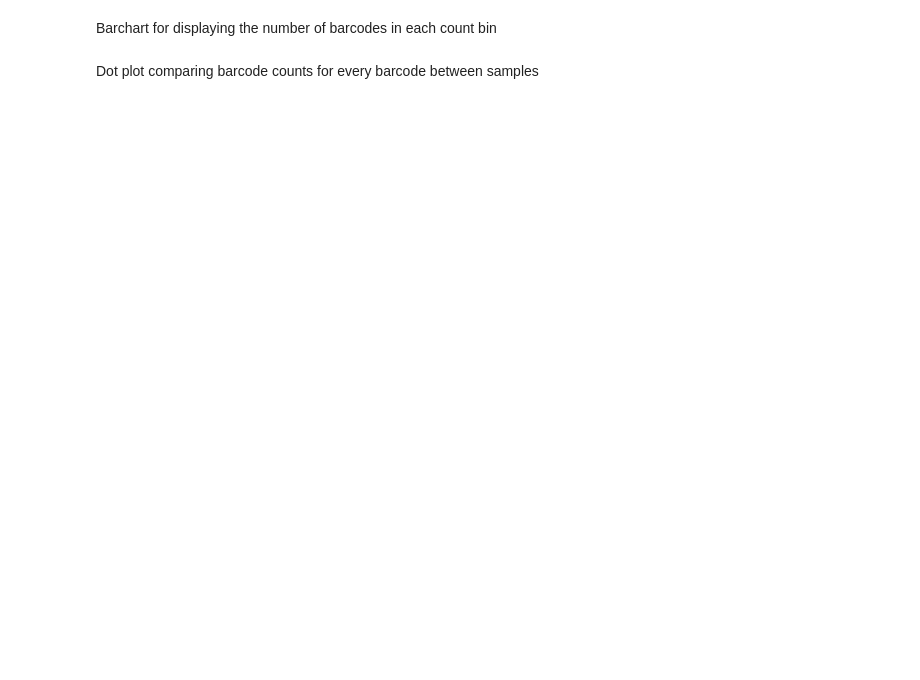
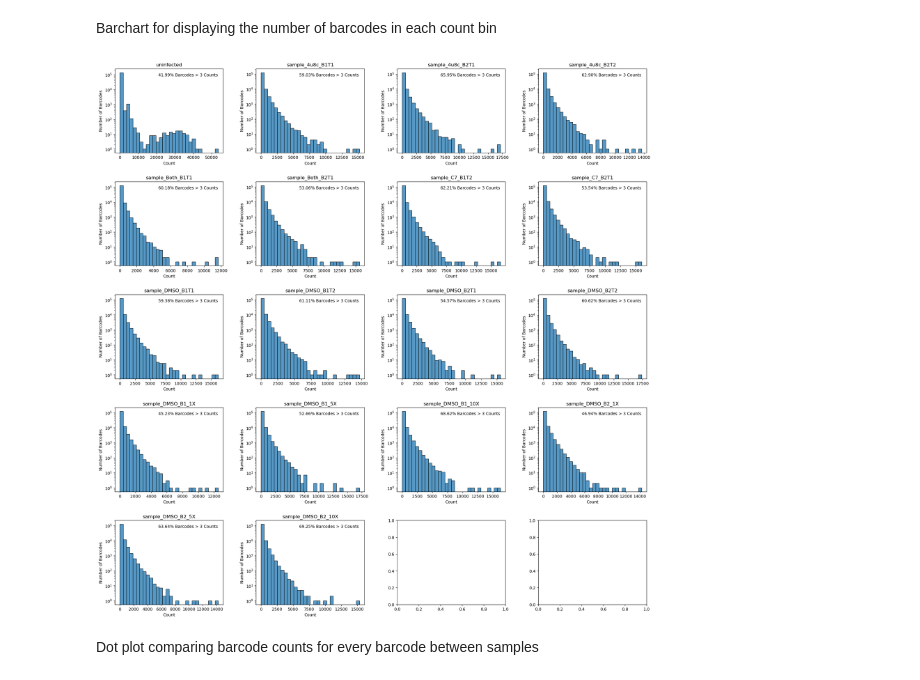
Before and after one commit to kwalcott97/kw_dms, a Jupyter notebook: Comparing sample barcode correlations.ipynb, the cells around one changed output. Cells and saved outputs as stored; diff of their text form; code cells hidden in the pictures; blank space fills up the shorter version.

```diff
--- a/Comparing sample barcode correlations.ipynb
+++ b/Comparing sample barcode correlations.ipynb
@@ -55,34 +41,36 @@ sample_names = list(dataframes.keys())  # Extracting DataFrame names
 # %% [markdown]
 Barchart for displaying the number of barcodes in each count bin
 # %%
-# # Adjust 'ncols' as necessary depending on the number of DataFrames
-# fig, axes = plt.subplots(nrows=5, ncols=4, figsize=(20, 20))  # Adjust as necessary
-# fig.tight_layout(pad=5.0)
+# Adjust 'ncols' as necessary depending on the number of DataFrames
+fig, axes = plt.subplots(nrows=5, ncols=4, figsize=(20, 20))  # Adjust as necessary
+fig.tight_layout(pad=5.0)
 
-# # Iterate over each dataframe name and corresponding subplot axis
-# for name, ax in zip(sample_names, axes.flatten()):
-#     temp_df = dataframes[name]  # Access the dataframe from the dictionary
+# Iterate over each dataframe name and corresponding subplot axis
+for name, ax in zip(sample_names, axes.flatten()):
+    temp_df = dataframes[name]  # Access the dataframe from the dictionary
 
-#     # Calculate the percentage of barcodes with count > 3
-#     percentage = (temp_df['count'] > 3).mean() * 100
+    # Calculate the percentage of barcodes with count > 3
+    percentage = (temp_df['count'] > 3).mean() * 100
 
-#     sns.histplot(data=temp_df, x='count', ax=ax, bins=30, kde=False)
-#     ax.set_yscale('log')
-#     ax.set_title(name)
-#     ax.set_xlabel('Count')
-#     ax.set_ylabel('Number of Barcodes')
+    sns.histplot(data=temp_df, x='count', ax=ax, bins=30, kde=False)
+    ax.set_yscale('log')
+    ax.set_title(name)
+    ax.set_xlabel('Count')
+    ax.set_ylabel('Number of Barcodes')
 
-#     # Add text displaying the percentage
-#     ax.text(0.95, 0.95, f'{percentage:.2f}% Barcodes > 3 Counts',
-#             transform=ax.transAxes,
-#             horizontalalignment='right',
-#             verticalalignment='top')
+    # Add text displaying the percentage
+    ax.text(0.95, 0.95, f'{percentage:.2f}% Barcodes > 3 Counts',
+            transform=ax.transAxes,
+            horizontalalignment='right',
+            verticalalignment='top')
 
-# # If you want to save the figure, uncomment the line below
-# # plt.savefig('barcode_histograms_big_bins.svg')
+# If you want to save the figure, uncomment the line below
+# plt.savefig('barcode_histograms_big_bins.svg')
 
-# # To display the plot, uncomment the line below
-# plt.show()
+# To display the plot, uncomment the line below
+plt.show()
+# %% [output]
+[figure, added]
 # %% [markdown]
 Dot plot comparing barcode counts for every barcode between samples
 # %%
```
Also changed, not shown: parts of 5 cells of this notebook, 4 other files.
